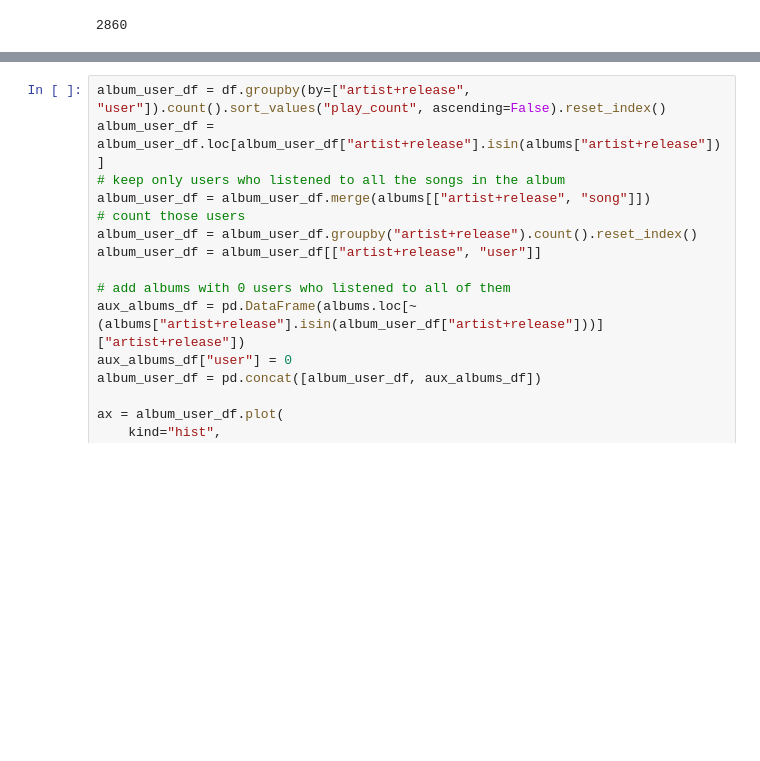
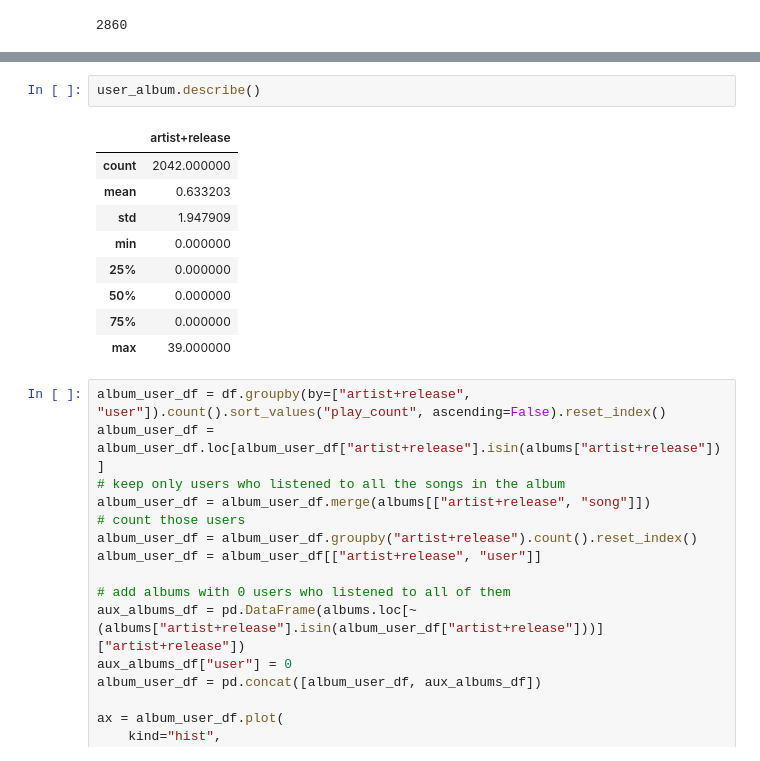
Before and after one commit to csosapezo/song-recommendation-engine, a Jupyter notebook: exploratory-data-analysis.ipynb, the cells around one changed output, grey strips where cells are left out. Drawn from its saved outputs; the diff is of its cells as text; blank space fills up the shorter version.

```diff
--- a/exploratory-data-analysis.ipynb
+++ b/exploratory-data-analysis.ipynb
@@ -183,3 +207,15 @@ len(albums)
+# %%
+user_album.describe()
+# %% [output]
+|  | artist+release |
+| count | 2042.000000 |
+| mean | 0.633203 |
+| std | 1.947909 |
+| min | 0.000000 |
+| 25% | 0.000000 |
+| 50% | 0.000000 |
+| 75% | 0.000000 |
+| max | 39.000000 |
 # %%
 album_user_df = df.groupby(by=["artist+release", "user"]).count().sort_values("play_count", ascending=False).reset_index()
 album_user_df = album_user_df.loc[album_user_df["artist+release"].isin(albums["artist+release"])]
```
Also changed, not shown: parts of 2 cells of this notebook.
